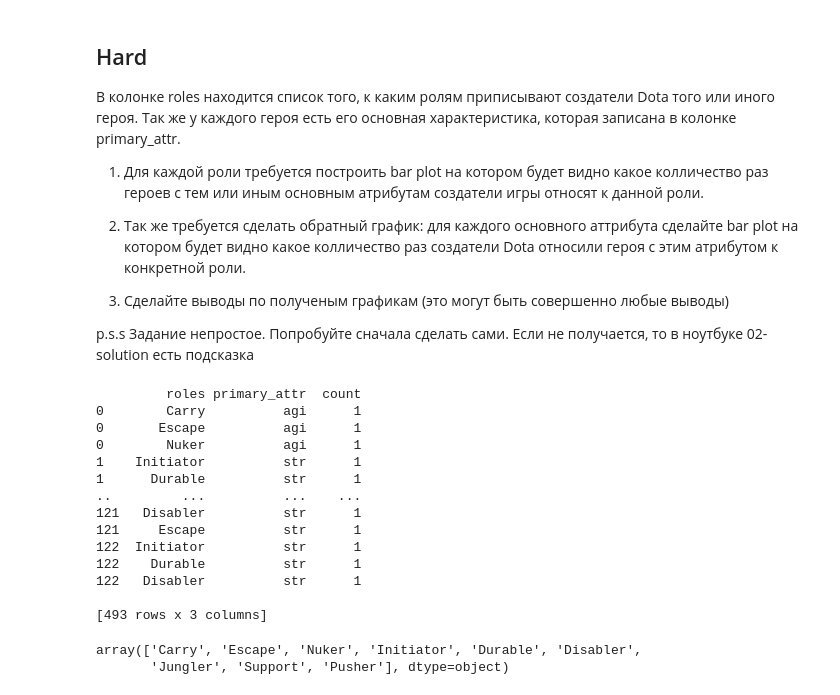
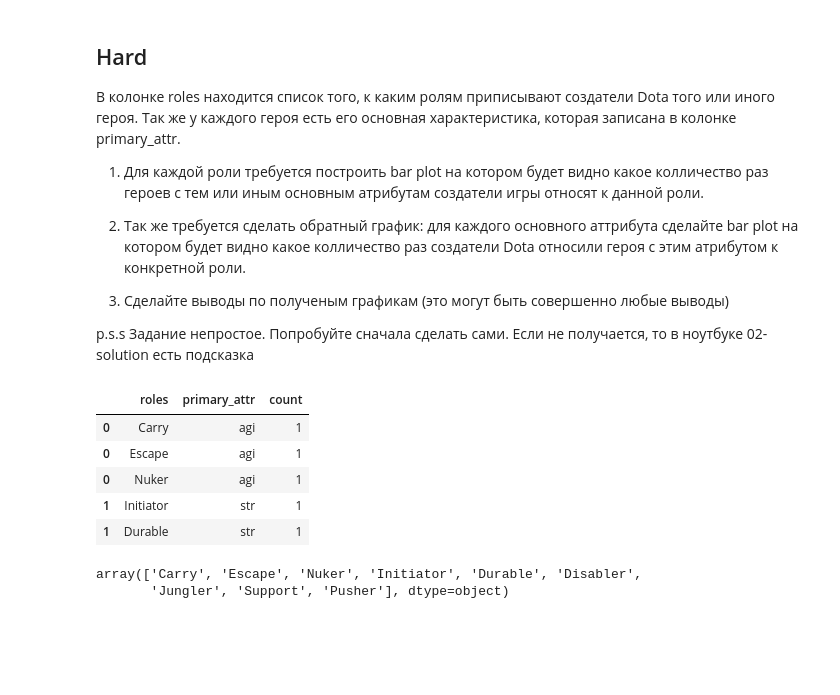
Before and after one commit to prophet-roshak/ml-brunoyam-2022, a Jupyter notebook: homework/02-homework.ipynb, the cells around one changed output. Saved outputs shown, nothing was run; the diff lists cells and outputs as text; code cells hidden in the pictures; blank space fills up the shorter version.

```diff
--- a/homework/02-homework.ipynb
+++ b/homework/02-homework.ipynb
@@ -74,22 +74,14 @@ df_roles = df.explode('roles')
 df_roles["count"] = 1
 # %%
 df_attr_by_role = df_roles[["roles","primary_attr","count"]]
-print(df_attr_by_role)
+df_attr_by_role.head(5)
 # %% [output]
-         roles primary_attr  count
-0        Carry          agi      1
-0       Escape          agi      1
-0        Nuker          agi      1
-1    Initiator          str      1
-1      Durable          str      1
-..         ...          ...    ...
-121   Disabler          str      1
-121     Escape          str      1
-122  Initiator          str      1
-122    Durable          str      1
-122   Disabler          str      1
-
-[493 rows x 3 columns]
+|  | roles | primary_attr | count |
+| 0 | Carry | agi | 1 |
+| 0 | Escape | agi | 1 |
+| 0 | Nuker | agi | 1 |
+| 1 | Initiator | str | 1 |
+| 1 | Durable | str | 1 |
 # %%
 import matplotlib.pyplot as plt
 import seaborn as sns
```
Also changed, not shown: parts of 1 cell of this notebook.
